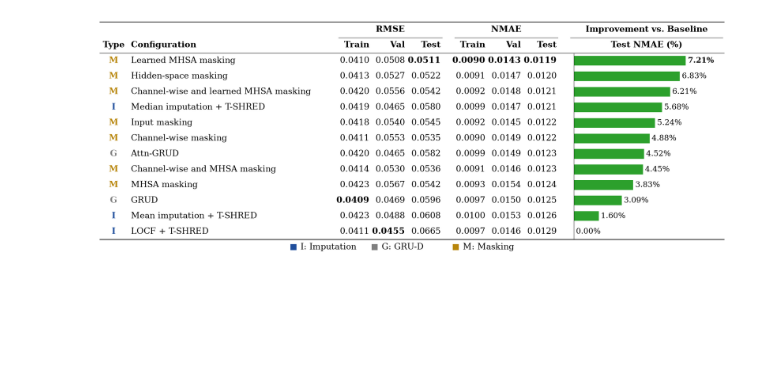
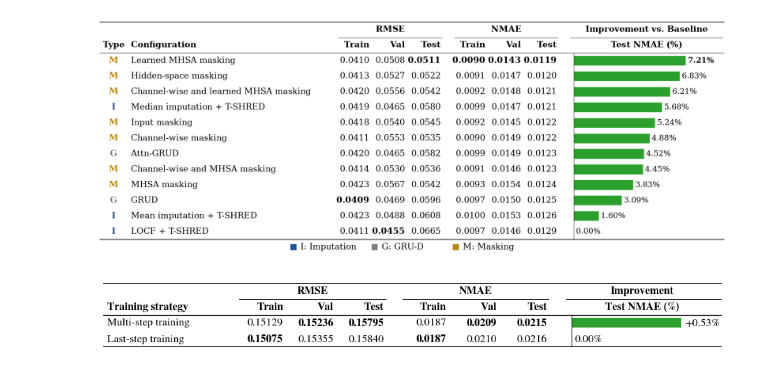
Before and after one commit to matteopasqual02/Masked-SHRED, a Jupyter notebook: Notebooks_final/ORESUND/Table.ipynb, the cells around one changed output. Drawn from its saved outputs; the diff is of its cells as text; code cells hidden in the pictures; blank space fills up the shorter version.

```diff
--- a/Notebooks_final/ORESUND/Table.ipynb
+++ b/Notebooks_final/ORESUND/Table.ipynb
@@ -228,8 +228,6 @@ import json
 import math
 from pathlib import Path
 
-import matplotlib
-matplotlib.use("Agg")
 import matplotlib.pyplot as plt
 from matplotlib.patches import Rectangle
 
@@ -245,8 +243,8 @@ INPUT_FILE = next((p for p in FILE_CANDIDATES if p.is_file()), None)
 
 if INPUT_FILE is None:
     raise FileNotFoundError(
-        "File non trovato. Atteso '2-reconstruction' "
-        "oppure '2-reconstruction.json' nella directory corrente."
+        "File non trovato. Atteso '2-reconstruction_metrics.json' "
+        "nella directory corrente."
     )
 
 # Metrica usata per la colonna Improvement.
@@ -260,14 +258,30 @@ VARIABLE = "Unify all"
 # Mostra o nasconde la riga con il nome del modello.
 SHOW_MODEL_TITLE = False
 
+# ---------------------------------------------------------------------
+# NUOVO BEST-PERFORMING MODEL
+# La chiave deve corrispondere a quella del JSON:
+#   last_step_<ID>  e  multi_step_<ID>
+# Deve essere lo stesso modello (allenato con last-step) che compare
+# come best-performing nella tabella HYDRO.
+# ---------------------------------------------------------------------
 MODEL_NAMES = {
-    "T3G": "Channel-wise and learned MHSA masking",
+    "T3G": "Channel-wise and learned MHSA masking",   # <-- sostituire con il nuovo best model
 }
 
+# Multi-step in alto, last-step (baseline) sotto.
 TRAINING_NAMES = {
+    "multi_step": "Multi-step training",
     "last_step": "Last-step training",
-    "multi_step": "Multi-step training",
 }
+BASELINE_TRAINING = "last_step"
+
+# Opzionale: valori attesi dalla tabella HYDRO per la riga last-step
+# (stessi numeri della prima riga della tabella HYDRO).
+# Se compilato, lo script segnala eventuali differenze.
+# Formato: {("rmse", "train"): 0.0, ("nmae", "test"): 0.0, ...}
+HYDRO_REFERENCE = {}
+REF_TOL = 5e-6
 
 METRICS = ["rmse", "nmae"]
 SPLITS = ["train", "val", "test"]
@@ -338,6 +352,13 @@ for model_id, model_label in MODEL_NAMES.items():
             for split in SPLITS
         }
 
+    # Controllo di coerenza con la tabella HYDRO (riga last-step).
+    for (metric, split), expected in HYDRO_REFERENCE.items():
+        got = model_values[BASELINE_TRAINING][split][metric]
+        if not math.isclose(got, expected, abs_tol=REF_TOL):
+            print(f"[ATTENZIONE] {model_id} last-step {metric}/{split}: "
+                  f"tabella={got:.6f} vs HYDRO={expected:.6f}")
+
     best = {}
     for split in SPLITS:
         for metric in METRICS:
@@ -345,20 +366,20 @@ for model_id, model_label in MODEL_NAMES.items():
             vals = [v for v in vals if math.isfinite(v)]
             best[(split, metric)] = min(vals) if vals else float("nan")
 
-    baseline_rmse = model_values["last_step"]["test"][IMPR_METRIC]
+    baseline = model_values[BASELINE_TRAINING]["test"][IMPR_METRIC]
 
     for training_id, training_label in TRAINING_NAMES.items():
-        test_rmse = model_values[training_id]["test"][IMPR_METRIC]
+        test_val = model_values[training_id]["test"][IMPR_METRIC]
 
         if (
-            training_id == "last_step"
-            or not math.isfinite(baseline_rmse)
-            or baseline_rmse == 0
-            or not math.isfinite(test_rmse)
+            training_id == BASELINE_TRAINING
+            or not math.isfinite(baseline)
+            or baseline == 0
+            or not math.isfinite(test_val)
         ):
             improvement = 0.0
         else:
-            improvement = (baseline_rmse - test_rmse) / baseline_rmse * 100
+            improvement = (baseline - test_val) / baseline * 100
 
         rows.append((
             "data",
@@ -368,7 +389,7 @@ for model_id, model_label in MODEL_NAMES.items():
                 "vals": model_values[training_id],
                 "best": best,
                 "impr": improvement,
-                "is_base": training_id == "last_step",
+                "is_base": training_id == BASELINE_TRAINING,
             },
         ))
 
@@ -437,7 +458,7 @@ put(0, 1, "Training strategy", fontweight="bold")
 for col, label in zip(NUM_COLS, ["Train", "Val", "Test"] * 2):
     put(col, 1, label, ha="right", fontweight="bold")
 
-ax.text(span(BAR, BAR), 1.5, f"Test {IMPR_METRIC.upper()} vs. Last-step (%)", ha="center",
+ax.text(span(BAR, BAR), 1.5, f"Test {IMPR_METRIC.upper()} (%)", ha="center",
         va="center", fontsize=FS, fontweight="bold")
 
 # =====================================================================
@@ -498,30 +519,32 @@ for kind, content in rows:
                 va="center", fontsize=FS)
     elif improvement > 0:
         w = improvement * scale
         ax.add_patch(Rectangle((zero_x, y + (1 - bar_h) / 2), w, bar_h,
                                facecolor=C_BAR, edgecolor="none"))
         ax.text(zero_x + w + 0.05 * S, y + 0.5, f"+{improvement:.2f}%",
                 ha="left", va="center", fontsize=FS)
     else:
         ax.text(zero_x + 0.04 * S, y + 0.5, f"{improvement:.2f}%",
                 ha="left", va="center", fontsize=FS)
 
     y += 1
 
 ax.plot([zero_x, zero_x], [header_rows, body_h + header_rows],
         color="black", lw=0.5 * S)
 
 # =====================================================================
 # REGOLE BOOKTABS
 # =====================================================================
 
 ax.plot([0, total_w], [0, 0], color="black", lw=1.0 * S)
 ax.plot([0, total_w], [header_rows, header_rows], color="black", lw=0.6 * S)
 ax.plot([0, total_w], [body_h + header_rows, body_h + header_rows],
         color="black", lw=1.0 * S)
 
 # =====================================================================
 # ESPORTAZIONE
 # =====================================================================
 
 fig.savefig(OUT + ".png", dpi=500, bbox_inches="tight", pad_inches=0.02 * S)
+# %% [output]
+[figure, added]
```
Also changed, not shown: 5 other files.
